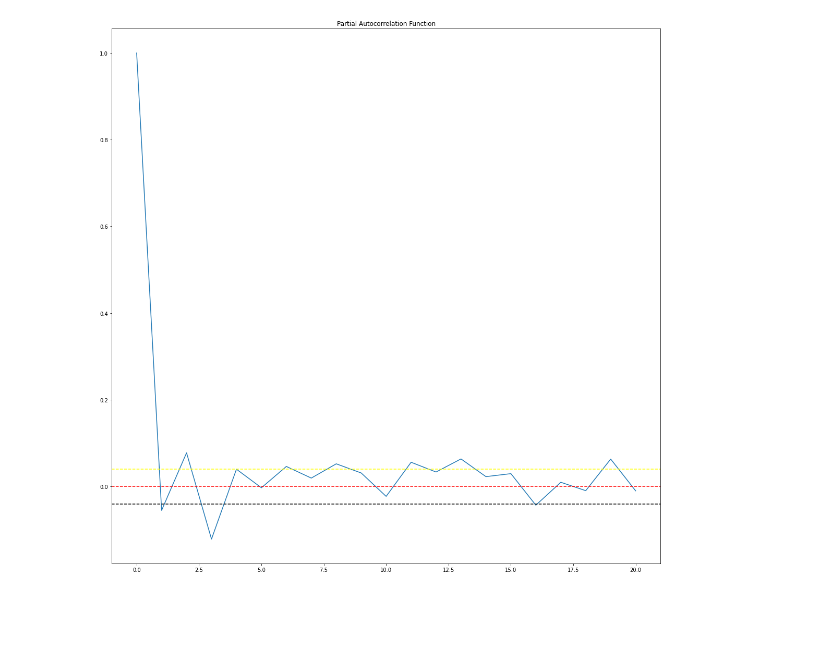
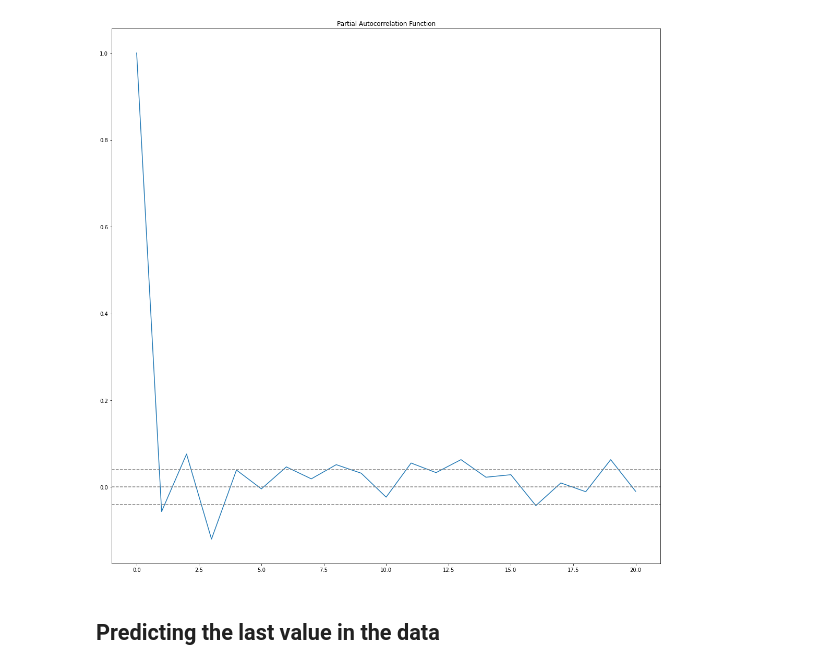
Before and after one commit to BhargavKondepudi26/pt1, a Jupyter notebook: Welcome_To_Colaboratory.ipynb, the cells around one changed output. Drawn from its saved outputs; the diff is of its cells as text; code cells hidden in the pictures; blank space fills up the shorter version.

```diff
--- a/Welcome_To_Colaboratory.ipynb
+++ b/Welcome_To_Colaboratory.ipynb
@@ -233,14 +113,16 @@ Text(0.5, 1.0, 'Autocorrelation Function')
 # %%
 #Plot PACF:
 plt.subplot(122)
 plt.plot(lag_pacf)
-plt.axhline(y=0,linestyle='--',color='red')
-plt.axhline(y=-1.96/np.sqrt(len(ts_log_diff)),linestyle='--',color='black')
-plt.axhline(y=1.96/np.sqrt(len(ts_log_diff)),linestyle='--',color='yellow')
+plt.axhline(y=0,linestyle='--',color='gray')
+plt.axhline(y=-1.96/np.sqrt(len(ts_log_diff)),linestyle='--',color='gray')
+plt.axhline(y=1.96/np.sqrt(len(ts_log_diff)),linestyle='--',color='gray')
 plt.title('Partial Autocorrelation Function')
 plt.tight_layout()
 # %% [output]
-[figure, old version]
+[figure, new version]
+# %% [markdown]
+## **Predicting the last value in the data**
 # %%
 X = ts.values
 size = len(X) - 1
```
Also changed, not shown: parts of 32 cells of this notebook.
